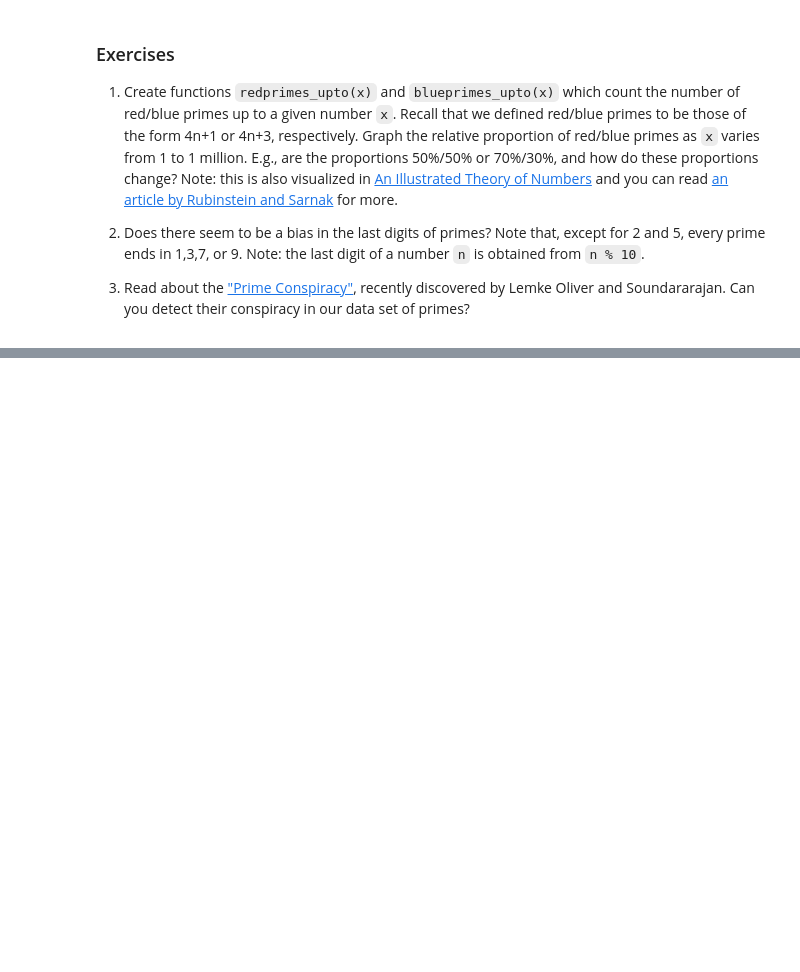
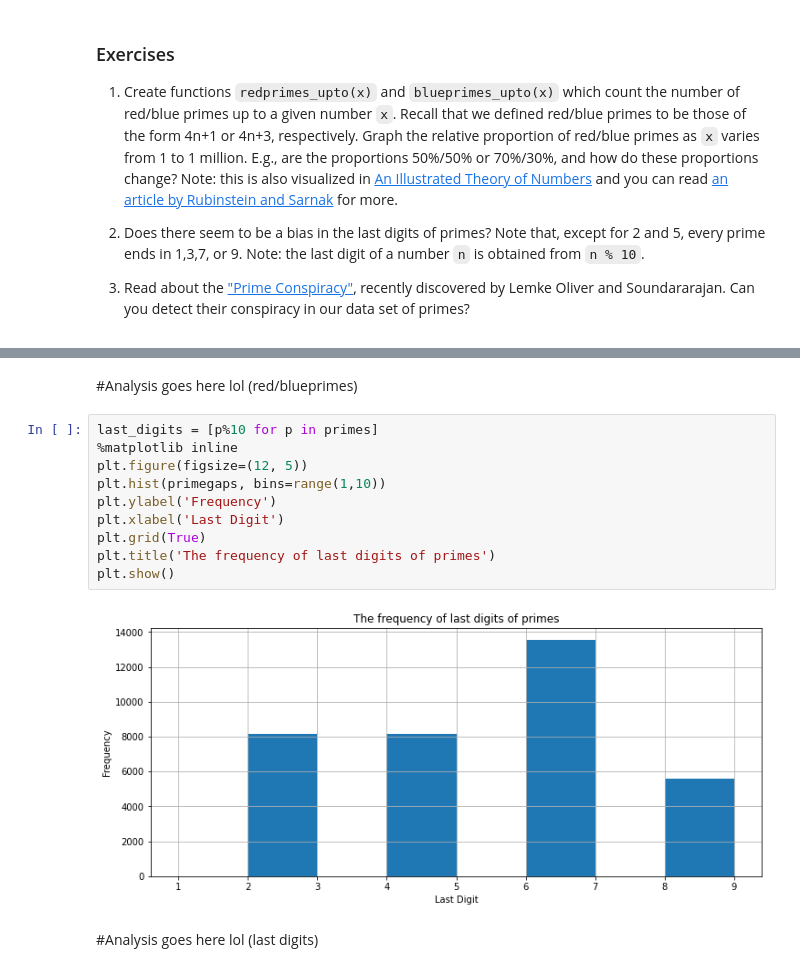
Before and after one commit to narneon/Math-152, a Jupyter notebook: P4M_Notebook3.ipynb, the cells around one changed output, grey strips where cells are left out. Drawn from its saved outputs; the diff is of its cells as text; blank space fills up the shorter version.

Commit message:
Exploration without analysis

```diff
--- a/P4M_Notebook3.ipynb
+++ b/P4M_Notebook3.ipynb
@@ -870,0 +1068,16 @@ Observe that gaps of 2 (twin primes) are pretty frequent.  There are over 8000 o
+# %% [markdown]
+#Analysis goes here lol (red/blueprimes)
+# %%
+last_digits = [p%10 for p in primes]
+%matplotlib inline
+plt.figure(figsize=(12, 5))
+plt.hist(primegaps, bins=range(1,10))
+plt.ylabel('Frequency')
+plt.xlabel('Last Digit')
+plt.grid(True)
+plt.title('The frequency of last digits of primes')
+plt.show()
+# %% [output]
+[figure, added]
+# %% [markdown]
+#Analysis goes here lol (last digits)
```
Also changed, not shown: parts of 83 cells of this notebook.
